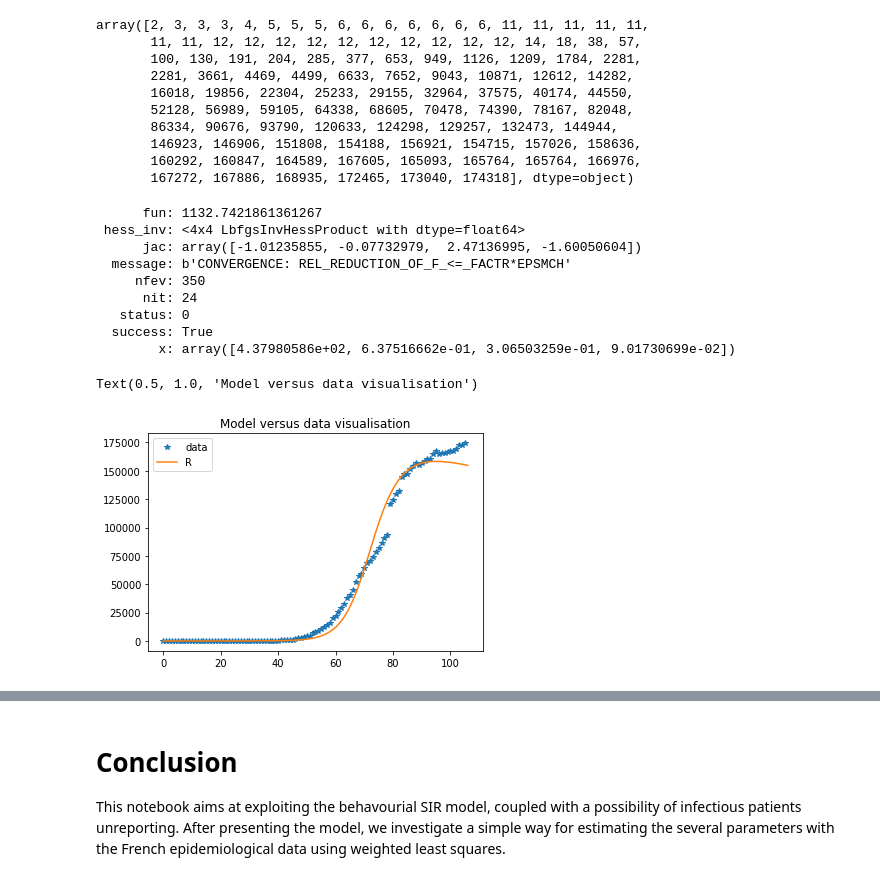
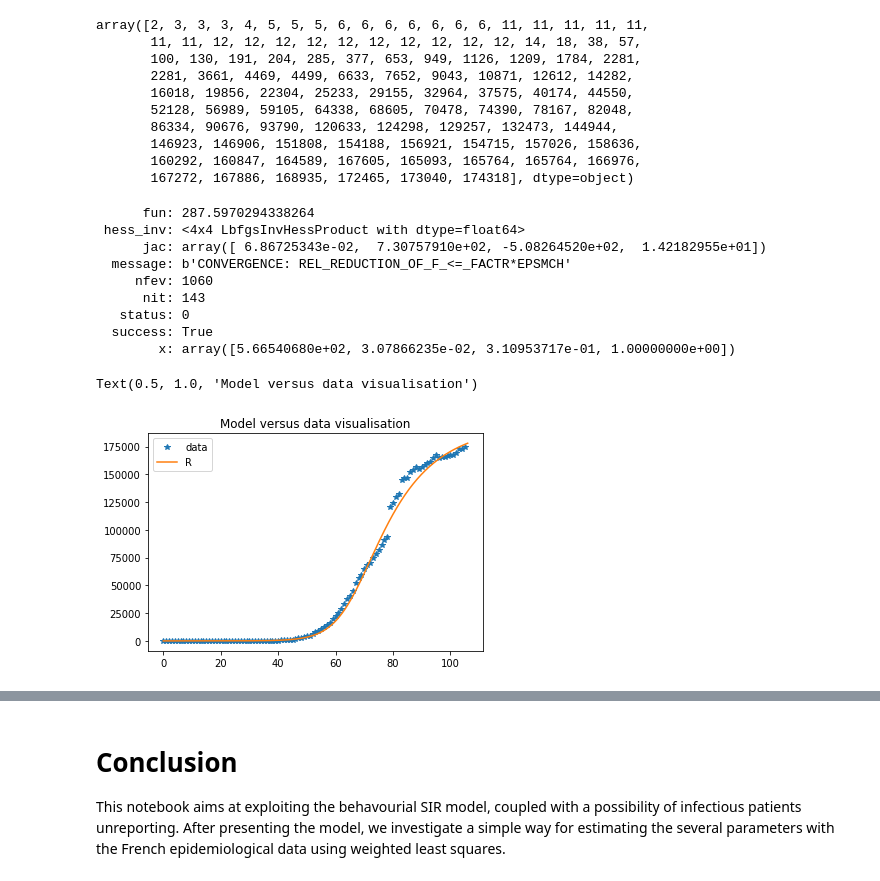
Before and after one commit to clgch/behavourial-SEIR-model, a Jupyter notebook: Parameters identification and uncertainty propagation for the behavorial SEIR model.ipynb, the cells around one changed output, grey strips where cells are left out. Drawn from its saved outputs; the diff is of its cells as text; code cells hidden in the pictures.

```diff
--- a/Parameters identification and uncertainty propagation for the behavorial SEIR model.ipynb
+++ b/Parameters identification and uncertainty propagation for the behavorial SEIR model.ipynb
@@ -136,46 +130,61 @@ y0 = [60e6, 1, 0, 0]
 N = 60e6
 f = 0.4
 
-def loglik(params, *args):
+def least_squares(params, *args):
     data = args[0]
     T = len(data)
-    res, _ = behavourial_seir(y0, T, params, N, f)
-    return np.mean([(data[t] - res[2, t]) ** 2 / data[t] for t in range(T)])
+    new_params = np.zeros(6)
+    new_params[:4] = params
+    new_params[4:] = [f, N]
+    t = np.linspace(0, T, int(5*(T-1)))
+    res = odeint(behavourial_seir_ode, y0, t, args=(new_params,))
+    loss = 0
+    for i in np.arange(int(5*T - 6)):
+        if i % 5 == 0:
+            loss += (data[i // 5] - res[i, 2])**2 / data[i // 5]
+    return loss/T
 
-params_init = [0, 0.77, 0.339, 0.2]
+params_init = [0, 0.77, 1, 0.2]
 
 # "realistic" bounds for the different parameters
-bnds = ([0, 438], [0, 1.5], [0.15, 3], [0.0001, 1])
+bnds = ([0, None], [0.001, 1.5], [0.15, 3], [0.001, 0])
 
 # deterministic L-BFGS-B search to find at least a local optimum
-params_star = minimize(loglik, params_init, args=(confirmed), bounds=bnds, method="L-BFGS-B")
+params_star = minimize(least_squares, params_init, args=(confirmed), bounds=bnds, method="L-BFGS-B")
 params_star
+
+#minimizer_kwargs = {"method": "L-BFGS-B", "bounds":bnds, "args": confirmed}
+#ret = basinhopping(loglik, params_init, minimizer_kwargs=minimizer_kwargs, niter=200)
+#ret
 # %% [output]
-      fun: 1132.7421861361267
+      fun: 287.5970294338264
  hess_inv: <4x4 LbfgsInvHessProduct with dtype=float64>
-      jac: array([-1.01235855, -0.07732979,  2.47136995, -1.60050604])
+      jac: array([ 6.86725343e-02,  7.30757910e+02, -5.08264520e+02,  1.42182955e+01])
   message: b'CONVERGENCE: REL_REDUCTION_OF_F_<=_FACTR*EPSMCH'
-     nfev: 350
-      nit: 24
+     nfev: 1060
+      nit: 143
    status: 0
   success: True
-        x: array([4.37980586e+02, 6.37516662e-01, 3.06503259e-01, 9.01730699e-02])
+        x: array([5.66540680e+02, 3.07866235e-02, 3.10953717e-01, 1.00000000e+00])
 # %%
 # Validation of the fitting step
 
-T = 106
+T = len(confirmed)
+t = np.linspace(0, T, int(5*T + 1))
+
 y0 = [60e6, 1, 0, 0]
 N = 60e6
+params = np.array(list(params_star.x) + [f, N])
 
-res, beta = behavourial_seir(y0, T, params_star.x, N, f)
+sol = odeint(behavourial_seir_ode, y0, t, args=(params,))
 
 plt.plot(range(T), confirmed, '*', label="data")
-plt.plot(range(T+1), res[2, :], label="R")
+plt.plot(t, sol[:, 2], label="R")
 plt.legend(loc="best")
 plt.title("Model versus data visualisation")
 # %% [output]
 Text(0.5, 1.0, 'Model versus data visualisation')
-[figure, old version]
+[figure, new version]
 # %%
 # Prediction with the behavourial SEIR model
 
```
Also changed, not shown: parts of 16 cells of this notebook.
